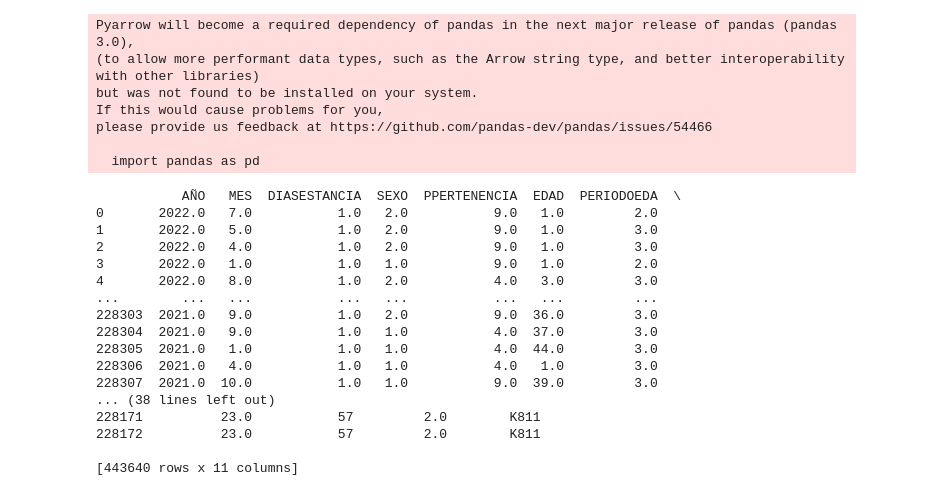
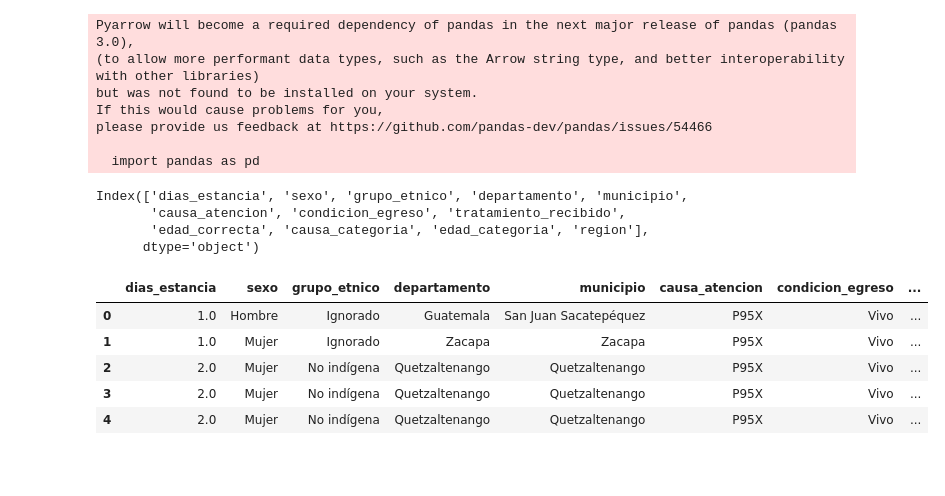
Before and after one commit to MelissaPerez09/Proyecto-DataMining, a Jupyter notebook: RandomForest.ipynb, the cells around one changed output. Cells and saved outputs as stored; diff of their text form; code cells hidden in the pictures; blank space fills up the shorter version.

```diff
--- a/RandomForest.ipynb
+++ b/RandomForest.ipynb
@@ -31,30 +25,4 @@ for i in range(2012, 2023):
-# %%
-# Importar data general
-with open('model.pkl', 'rb') as f:
-    data = pickle.load(f)
-
-# Importar data de las 10 enfermedades más comunes
-with open('model1.pkl', 'rb') as f:
-    data2 = pickle.load(f)
-
-print(data)
-print(data2)
-# %% [output]
-           AÑO   MES  DIASESTANCIA  SEXO  PPERTENENCIA  EDAD  PERIODOEDA  \
-0       2022.0   7.0           1.0   2.0           9.0   1.0         2.0
-1       2022.0   5.0           1.0   2.0           9.0   1.0         3.0
-2       2022.0   4.0           1.0   2.0           9.0   1.0         3.0
-3       2022.0   1.0           1.0   1.0           9.0   1.0         2.0
-4       2022.0   8.0           1.0   2.0           4.0   3.0         3.0
-...        ...   ...           ...   ...           ...   ...         ...
-228303  2021.0   9.0           1.0   2.0           9.0  36.0         3.0
-228304  2021.0   9.0           1.0   1.0           4.0  37.0         3.0
-228305  2021.0   1.0           1.0   1.0           4.0  44.0         3.0
-228306  2021.0   4.0           1.0   1.0           4.0   1.0         3.0
-228307  2021.0  10.0           1.0   1.0           9.0  39.0         3.0
-... (38 lines left out)
-228171          23.0           57         2.0        K811
-228172          23.0           57         2.0        K811
-
-[443640 rows x 11 columns]
+# %%
+# Importar data de un csv
+data = pd.read_csv('los_data_gt.csv')
 # %%
@@ -93,3 +61,19 @@ def regressionRandomForest(X_train, y_train, profundidad, X):
     # Calcular el coeficiente de determinación
     r2 = r2_score(y_test, y_pred)
     print("Coeficiente de determinación:", r2)
+# %%
+data.columns
+# %% [output]
+Index(['dias_estancia', 'sexo', 'grupo_etnico', 'departamento', 'municipio',
+       'causa_atencion', 'condicion_egreso', 'tratamiento_recibido',
+       'edad_correcta', 'causa_categoria', 'edad_categoria', 'region'],
+      dtype='object')
+# %%
+data.head()
+# %% [output]
+|  | dias_estancia | sexo | grupo_etnico | departamento | municipio | causa_atencion | condicion_egreso | ... |
+| 0 | 1.0 | Hombre | Ignorado | Guatemala | San Juan Sacatepéquez | P95X | Vivo | ... |
+| 1 | 1.0 | Mujer | Ignorado | Zacapa | Zacapa | P95X | Vivo | ... |
+| 2 | 2.0 | Mujer | No indígena | Quetzaltenango | Quetzaltenango | P95X | Vivo | ... |
+| 3 | 2.0 | Mujer | No indígena | Quetzaltenango | Quetzaltenango | P95X | Vivo | ... |
+| 4 | 2.0 | Mujer | No indígena | Quetzaltenango | Quetzaltenango | P95X | Vivo | ... |
```
Also changed, not shown: parts of 7 cells of this notebook, 1 other file.
